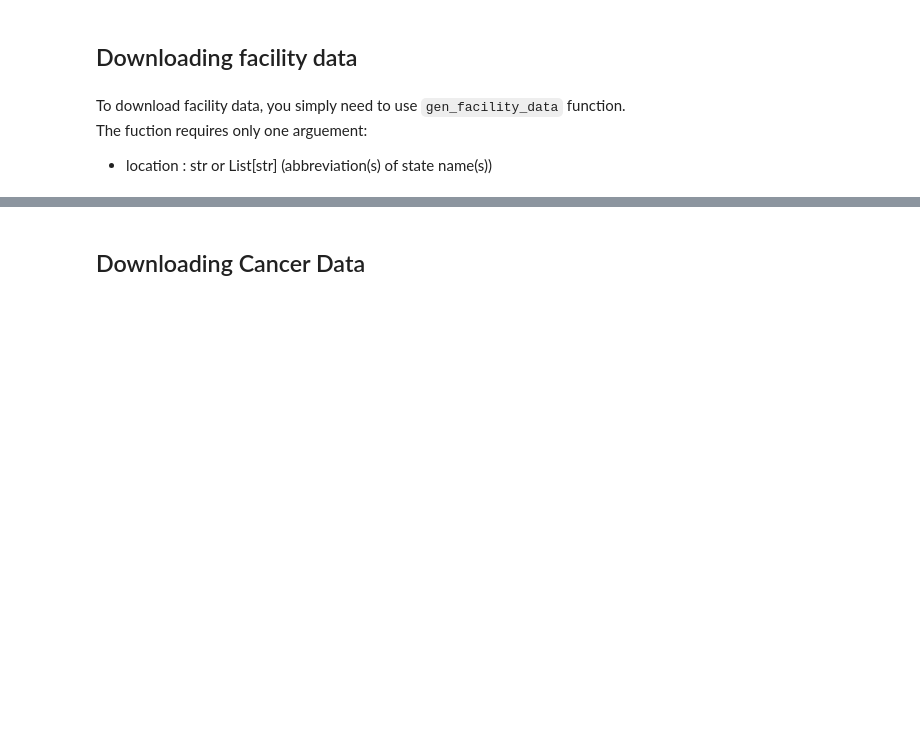
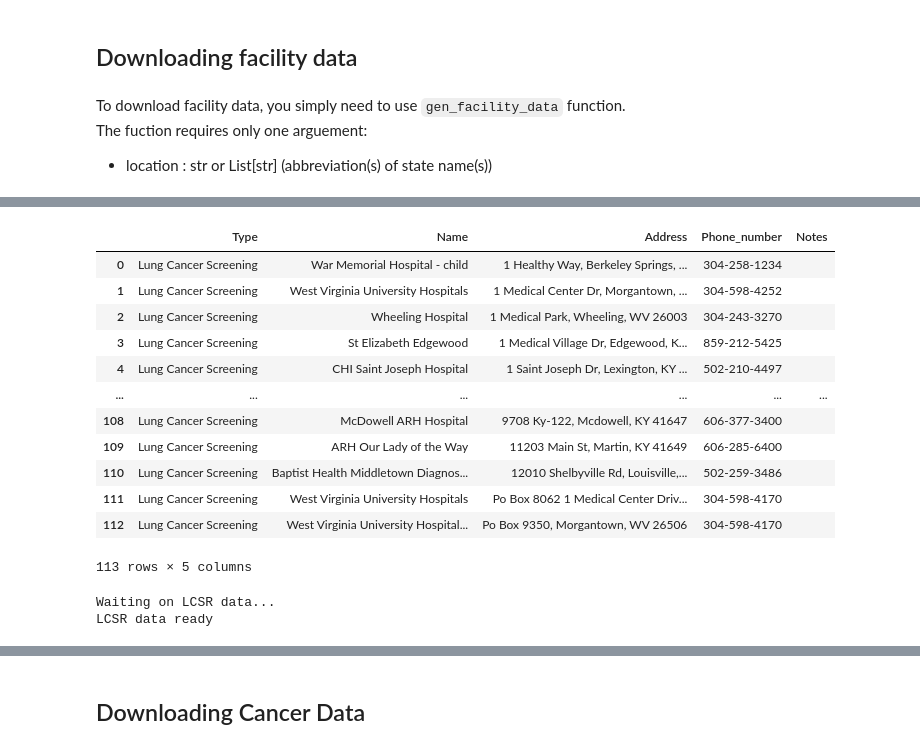
Before and after one commit to leeparkuky/ciftools_v2, a Jupyter notebook: CIFTools User Guide.ipynb, the cells around one changed output, grey strips where cells are left out. Drawn from its saved outputs; the diff is of its cells as text; code cells hidden in the pictures; blank space fills up the shorter version.

```diff
--- a/CIFTools User Guide.ipynb
+++ b/CIFTools User Guide.ipynb
@@ -150,3 +139,21 @@ LCSR data ready
+# %%
+facility_data['lung_cancer_screening']
+# %% [output]
+|  | Type | Name | Address | Phone_number | Notes |
+| 0 | Lung Cancer Screening | War Memorial Hospital - child | 1 Healthy Way, Berkeley Springs, ... | 304-258-1234 |  |
+| 1 | Lung Cancer Screening | West Virginia University Hospitals | 1 Medical Center Dr, Morgantown, ... | 304-598-4252 |  |
+| 2 | Lung Cancer Screening | Wheeling Hospital | 1 Medical Park, Wheeling, WV 26003 | 304-243-3270 |  |
+| 3 | Lung Cancer Screening | St Elizabeth Edgewood | 1 Medical Village Dr, Edgewood, K... | 859-212-5425 |  |
+| 4 | Lung Cancer Screening | CHI Saint Joseph Hospital | 1 Saint Joseph Dr, Lexington, KY ... | 502-210-4497 |  |
+| ... | ... | ... | ... | ... | ... |
+| 108 | Lung Cancer Screening | McDowell ARH Hospital | 9708 Ky-122, Mcdowell, KY 41647 | 606-377-3400 |  |
+| 109 | Lung Cancer Screening | ARH Our Lady of the Way | 11203 Main St, Martin, KY 41649 | 606-285-6400 |  |
+| 110 | Lung Cancer Screening | Baptist Health Middletown Diagnos... | 12010 Shelbyville Rd, Louisville,... | 502-259-3486 |  |
+| 111 | Lung Cancer Screening | West Virginia University Hospitals | Po Box 8062 1 Medical Center Driv... | 304-598-4170 |  |
+| 112 | Lung Cancer Screening | West Virginia University Hospital... | Po Box 9350, Morgantown, WV 26506 | 304-598-4170 |  |
+113 rows × 5 columns
+Waiting on LCSR data...
+LCSR data ready
 # %%
 import pandas as pd
 all_facility = pd.concat(facility_data.values(), axis = 0).reset_index(drop = True)
```
Also changed, not shown: parts of 5 cells of this notebook, 2 other files.
